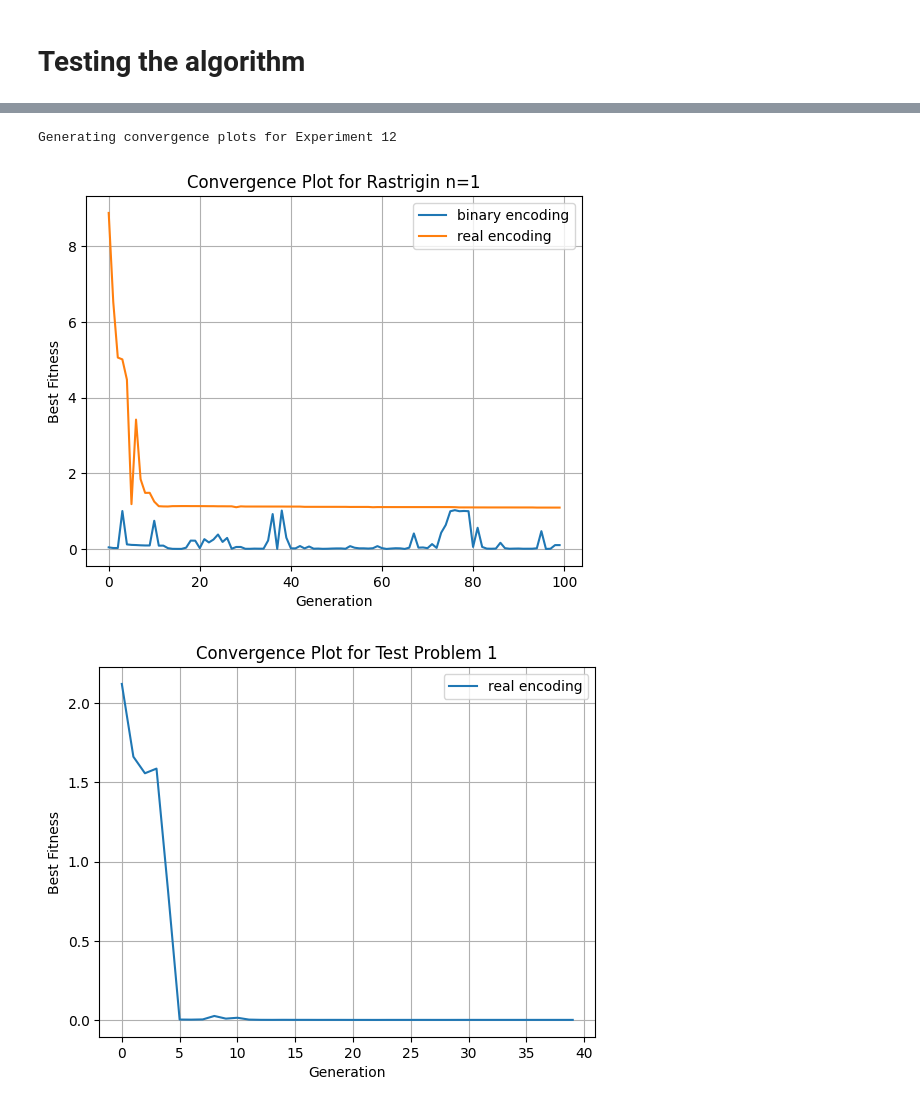
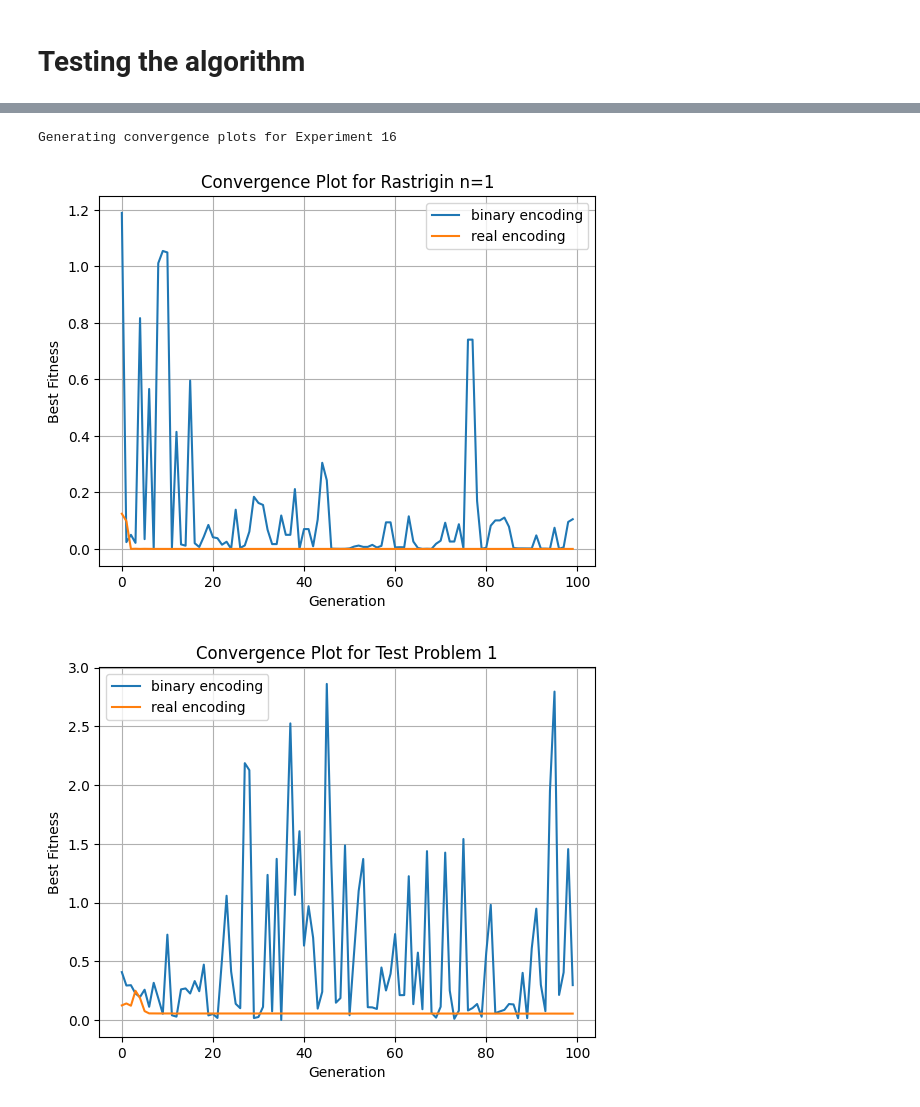
Before and after one commit to EriherSizac/MCCi-2024-Ag-Dec, a Jupyter notebook: Algoritmos Evolutivos/Tareas/Tarea 2/HW2.ipynb, the cells around one changed output, grey strips where cells are left out. Saved outputs shown, nothing was run; the diff lists cells and outputs as text; code cells hidden in the pictures.

```diff
--- a/Algoritmos Evolutivos/Tareas/Tarea 2/HW2.ipynb
+++ b/Algoritmos Evolutivos/Tareas/Tarea 2/HW2.ipynb
@@ -153,22 +178,27 @@ def binary_tournament_selection(population, fitness):
 # Genetic Algorithm.
 # %%
 # Genetic Algorithm framework
-def genetic_algorithm(fitness_function, bounds, encoding_type="binary", n_generations=100, pop_size=100, n_bits=16, stop_threshold=1e-6, stagnation_generations=5, verbose=False):
+def genetic_algorithm(fitness_function, bounds, dim, encoding_type="binary", n_generations=100, pop_size=100, n_bits=16, stop_threshold=1e-6, stagnation_generations=5, verbose=False):
     # Create initial population as real values
-    population = [np.random.uniform(bounds[0], bounds[1], 2) for _ in range(pop_size)]
+    population = [np.random.uniform(bounds[0], bounds[1], dim) for _ in range(pop_size)]
+
+    if verbose:
+        print(f'Original population: {population}')
 
     if encoding_type == "binary":
         # Convert real values to binary representations
-        population = [real_to_binary(ind[0], bounds, n_bits) for ind in population]
+        population = [real_to_binary(ind, bounds, n_bits) for ind in population]
+
+    if verbose:
+        print(f'{encoding_type.title()} encoded population: {population}')
 
     best_fitness_per_gen = []
-    stagnation_count = 0
 
     for gen in range(n_generations):
         if encoding_type == "binary":
             # Convert binary population to real values for fitness evaluation
-            real_population = [binary_to_real(ind, bounds) for ind in population]
-            fitness = [fitness_function([val]) for val in real_population]
+            real_population = [binary_to_real(ind, bounds, n_bits) for ind in population]
+            fitness = [fitness_function(val) for val in real_population]
         else:
             fitness = [fitness_function(ind) for ind in population]
 
@@ -211,7 +241,7 @@ def genetic_algorithm(fitness_function, bounds, encoding_type="binary", n_genera
             recent_fitness = best_fitness_per_gen[-stagnation_generations:]
             fitness_change = max(recent_fitness) - min(recent_fitness)
 
-            if fitness_change < stop_threshold:
+            if fitness_change < stop_threshold and verbose:
                 print(f"Early stopping at generation {gen + 1} due to insufficient improvement.")
                 break
 
@@ -257,6 +285,4 @@ Generation 100, Best Fitness: 0.0008235052094676121
 # %%
-
-
 # Problems and parameters
 problems = {
     'Rastrigin n=1': rastrigin,  # For binary encoding
@@ -297,9 +323,7 @@ for problem_name in problems:
     dim = dimensions[problem_name]
     results[problem_name] = {}
     for encoding in encoding_types:
-        # Skip incompatible combinations (binary encoding with multi-dimensional problems)
-        if encoding == 'binary' and dim > 1:
-            continue
+        # Skip incompatible combinations (binary encoding with multi-dimensional problems
         all_best_fitness = []
         all_convergence = []
         for exp in range(n_experiments):
@@ -307,6 +331,7 @@ for problem_name in problems:
             best_fitness_per_gen = genetic_algorithm(
                 fitness_function=fitness_function,
                 bounds=bound,
+                dim=dim,
                 encoding_type=encoding,
                 n_generations=n_generations,
                 pop_size=pop_size,
@@ -324,20 +349,6 @@ for problem_name in problems:
             'best_fitness': all_best_fitness,
             'convergence': all_convergence
         }
-
-# Build the results table
-table_data = {}
-for problem_name in problems:
-    dim = dimensions[problem_name]
-    for encoding in encoding_types:
-        # Skip incompatible combinations
-        if encoding == 'binary' and dim > 1:
-            continue
-        key = f"{problem_name} ({encoding} encoding)"
-        best_fitness_list = results[problem_name][encoding]['best_fitness']
-        table_data[key] = best_fitness_list
-
-# Create DataFrame from the collected data
 # %% [output]
 Running Rastrigin n=1, Encoding: binary, Experiment: 1
 Running Rastrigin n=1, Encoding: binary, Experiment: 2
@@ -400,26 +411,22 @@ dimensions
 # %%
 # Generate convergence plots
 selected_experiment = np.random.randint(0, n_experiments)  # Randomly select an experiment
 
 print(f"\nGenerating convergence plots for Experiment {selected_experiment + 1}")
 
 for problem_name in problems:
     plt.figure()
     for encoding in encoding_types:
-        # Skip incompatible combinations
-        dim = dimensions[problem_name]
-        if encoding == 'binary' and dim > 1:
-            continue  # Skip multidimensional problems with binary encoding
         # Retrieve the convergence data for the selected experiment
         convergence = results[problem_name][encoding]['convergence'][selected_experiment]
         plt.plot(convergence, label=f"{encoding} encoding")
     plt.title(f"Convergence Plot for {problem_name}")
     plt.xlabel("Generation")
     plt.ylabel("Best Fitness")
     plt.legend()
     plt.grid(True)
     plt.show()
 # %% [output]
-Generating convergence plots for Experiment 12
+Generating convergence plots for Experiment 16
-[figure, old version]
+[figure, new version]
-[figure, old version]
+[figure, new version]
```
Also changed, not shown: parts of 13 cells of this notebook, 1 other file.
